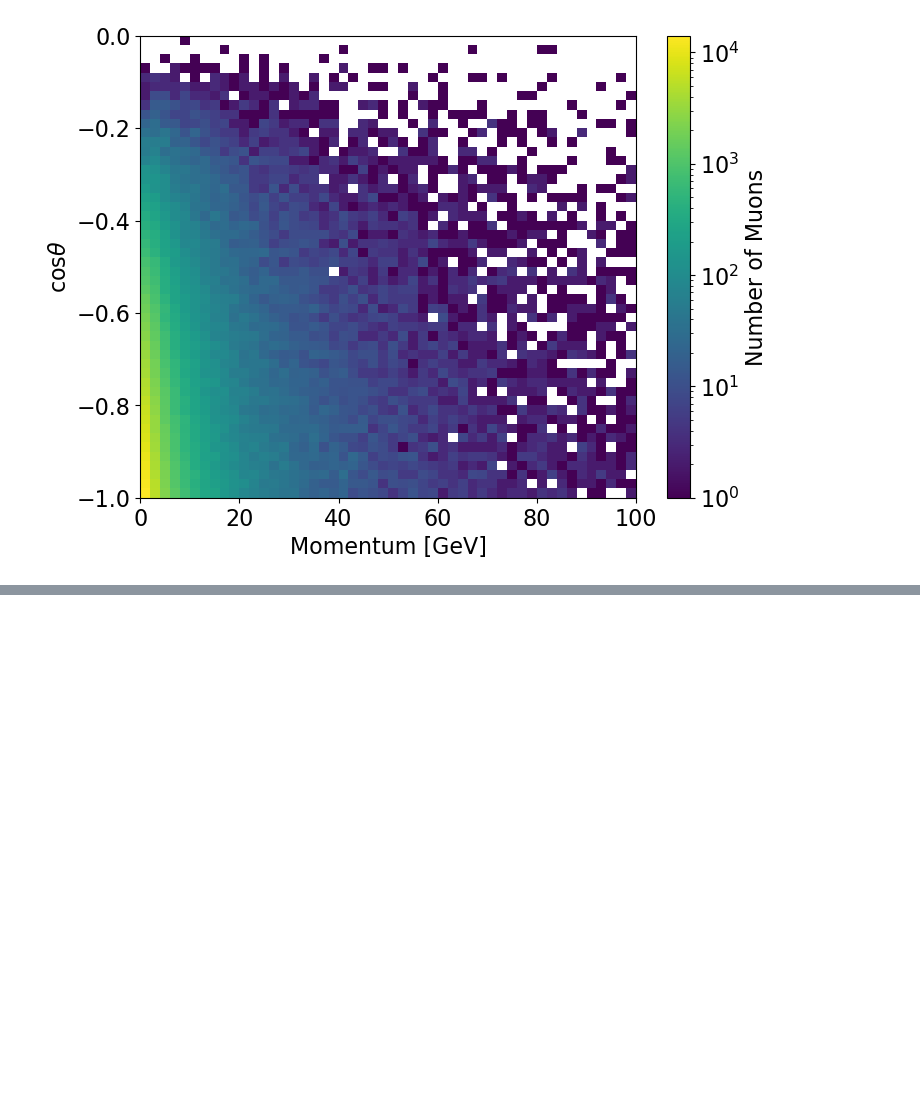
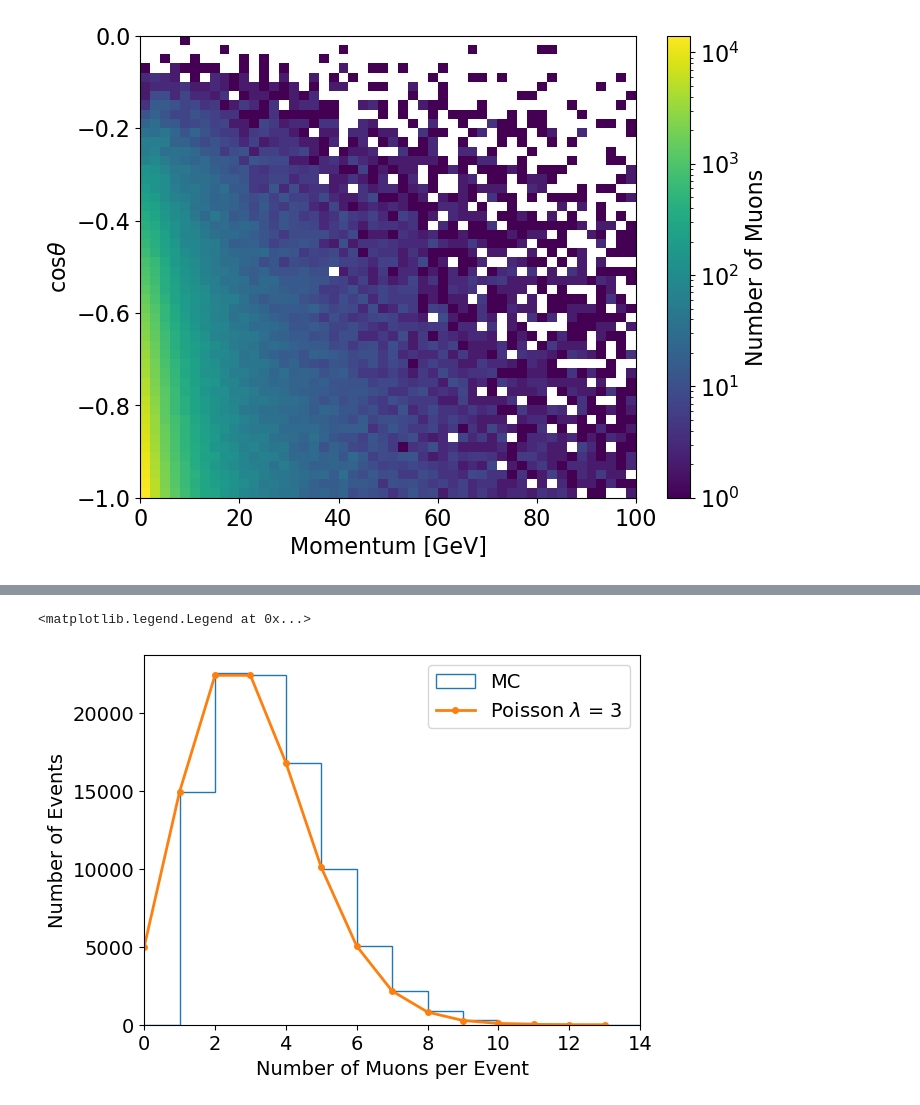
Before and after one commit to yuntsebaryon/SNeNDSens, a Jupyter notebook: Validation/gen/checkCosmics.ipynb, the cells around one changed output, grey strips where cells are left out. Cells and saved outputs as stored; diff of their text form; code cells hidden in the pictures; blank space fills up the shorter version.

```diff
--- a/Validation/gen/checkCosmics.ipynb
+++ b/Validation/gen/checkCosmics.ipynb
@@ -119,0 +191,2 @@ cbar.set_label("Number of Muons", fontsize = fonts)
+# %%
+nMuons = events.groupby('event_id').size()
@@ -119,0 +199,22 @@ cbar.set_label("Number of Muons", fontsize = fonts)
+# %%
+fig, ax = plt.subplots()
+
+nMuonsBins = np.linspace(0, 14, 15)
+fonts = 14
+
+lam = 3.0
+N = 100000
+
+k = np.arange(0, 14)
+y = N * poisson.pmf(k, mu = lam)
+
+ax.hist(nMuons, bins = nMuonsBins, histtype = 'step', label = 'MC')
+ax.plot(k, y, '-o', lw = 2, ms = 4, label = r'Poisson $\lambda$ = 3')
+ax.set_xlabel('Number of Muons per Event', fontsize = fonts)
+ax.set_ylabel('Number of Events', fontsize = fonts)
+ax.tick_params(axis = "both", labelsize = fonts)
+ax.set_xlim([0, 14])
+ax.legend(fontsize = fonts)
+# %% [output]
+<matplotlib.legend.Legend at 0x...>
+[figure, added]
```
Also changed, not shown: parts of 17 cells of this notebook.
